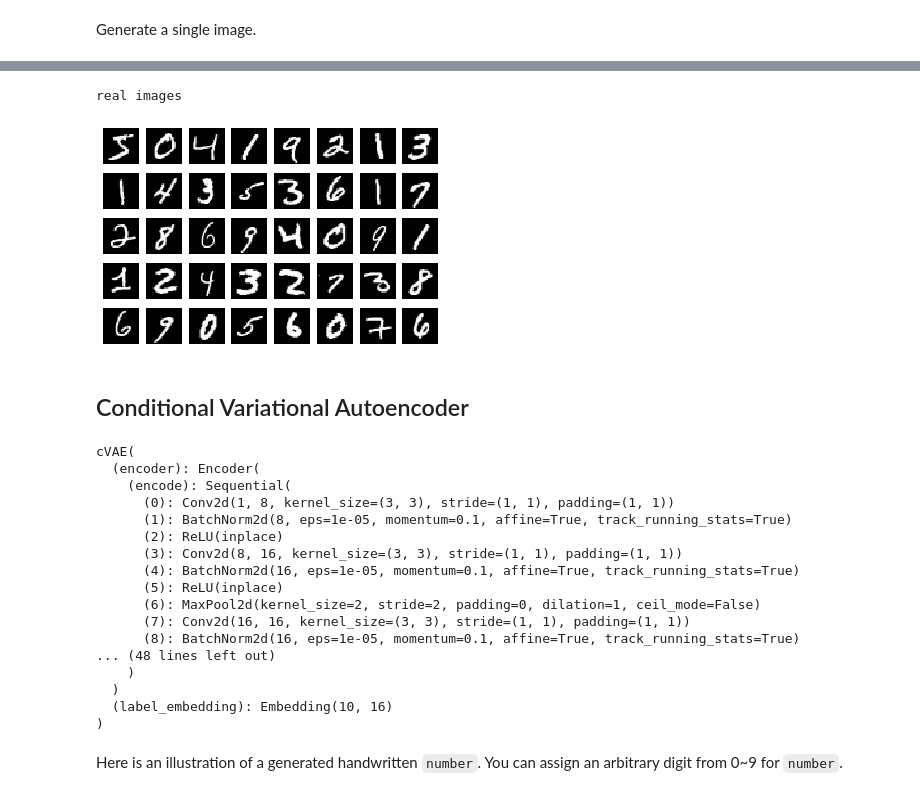
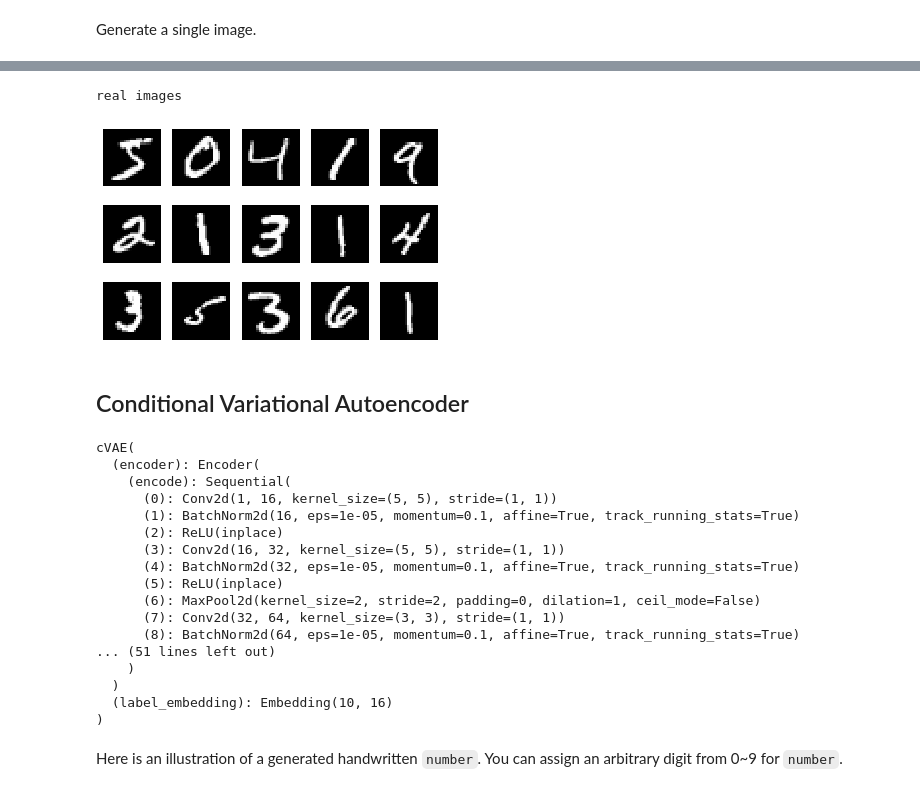
Before and after one commit to chendaichao/VAE-pytorch, a Jupyter notebook: Models/VAE/Demo.ipynb, the cells around one changed output, grey strips where cells are left out. Drawn from its saved outputs; the diff is of its cells as text; code cells hidden in the pictures.

```diff
--- a/Models/VAE/Demo.ipynb
+++ b/Models/VAE/Demo.ipynb
@@ -13,7 +13,7 @@ from model import VAE
 # %%
 device = torch.device('cuda' if torch.cuda.is_available() else 'cpu')
 
-net = VAE((1, 28, 28), nhid = 16)
+net = VAE((1, 28, 28), nhid = 4)
 checkpoint = torch.load("VAE.pt", map_location = device)
 net.load_state_dict(checkpoint["net"])
 net.to(device)
@@ -50,10 +50,10 @@ We illustrate 40 generated fake images here.
 # %%
 with torch.no_grad():
-    x = net.generate(batch_size=40)
+    x = net.generate(batch_size=15)
 
 print("fake images")
-for i in range(40):
-    plt.subplot(5, 8, i+1)
+for i in range(15):
+    plt.subplot(3, 5, i+1)
     plt.axis("off")
     plt.imshow(x[i].squeeze(0).cpu().numpy(), cm.gray)
 # %% [output]
@@ -62,14 +62,14 @@ fake images
 # %%
 import torchvision
 train_data = torchvision.datasets.MNIST(root='../../Datasets', train=True, download=True, transform=torchvision.transforms.ToTensor())
 print("real images")
-for i in range(40):
-    plt.subplot(5, 8, i+1)
+for i in range(15):
+    plt.subplot(3, 5, i+1)
     plt.axis("off")
     plt.imshow(train_data[i][0].squeeze(0).cpu().numpy(), cm.gray)
 # %% [output]
 real images
-[figure, old version]
+[figure, new version]
 # %% [markdown]
 ## Conditional Variational Autoencoder
 # %%
@@ -79,7 +79,7 @@ from model import cVAE
 # %%
 device = torch.device('cuda' if torch.cuda.is_available() else 'cpu')
 
-net = cVAE((1, 28, 28), nclass = 10, nhid = 16)
+net = cVAE((1, 28, 28), nclass = 10, nhid = 2, ncond = 16)
 checkpoint = torch.load("cVAE.pt", map_location = device)
 net.load_state_dict(checkpoint["net"])
 net.to(device)
@@ -88,16 +88,16 @@ net.eval()
 cVAE(
   (encoder): Encoder(
     (encode): Sequential(
-      (0): Conv2d(1, 8, kernel_size=(3, 3), stride=(1, 1), padding=(1, 1))
-      (1): BatchNorm2d(8, eps=1e-05, momentum=0.1, affine=True, track_running_stats=True)
+      (0): Conv2d(1, 16, kernel_size=(5, 5), stride=(1, 1))
+      (1): BatchNorm2d(16, eps=1e-05, momentum=0.1, affine=True, track_running_stats=True)
       (2): ReLU(inplace)
-      (3): Conv2d(8, 16, kernel_size=(3, 3), stride=(1, 1), padding=(1, 1))
-      (4): BatchNorm2d(16, eps=1e-05, momentum=0.1, affine=True, track_running_stats=True)
+      (3): Conv2d(16, 32, kernel_size=(5, 5), stride=(1, 1))
+      (4): BatchNorm2d(32, eps=1e-05, momentum=0.1, affine=True, track_running_stats=True)
       (5): ReLU(inplace)
       (6): MaxPool2d(kernel_size=2, stride=2, padding=0, dilation=1, ceil_mode=False)
-      (7): Conv2d(16, 16, kernel_size=(3, 3), stride=(1, 1), padding=(1, 1))
-      (8): BatchNorm2d(16, eps=1e-05, momentum=0.1, affine=True, track_running_stats=True)
-... (48 lines left out)
+      (7): Conv2d(32, 64, kernel_size=(3, 3), stride=(1, 1))
+      (8): BatchNorm2d(64, eps=1e-05, momentum=0.1, affine=True, track_running_stats=True)
+... (51 lines left out)
     )
   )
   (label_embedding): Embedding(10, 16)
```
Also changed, not shown: parts of 7 cells of this notebook, 3 other files.
